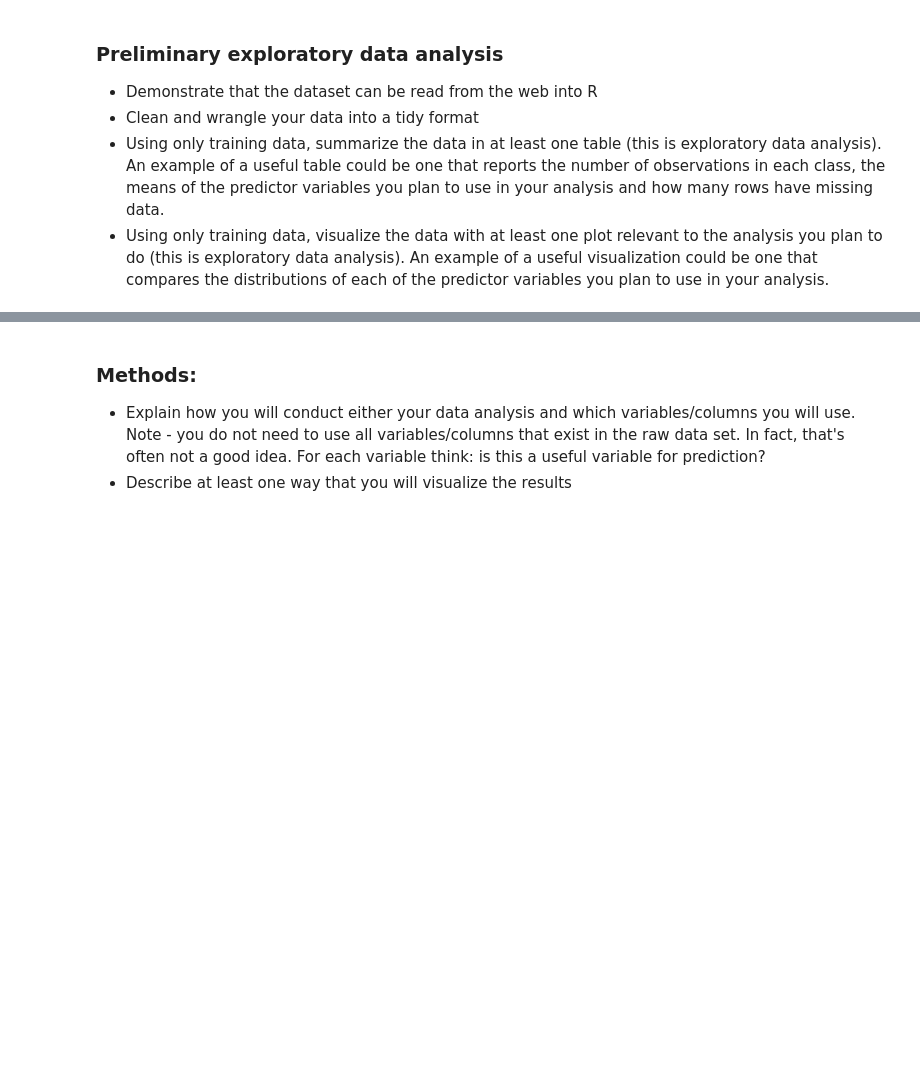
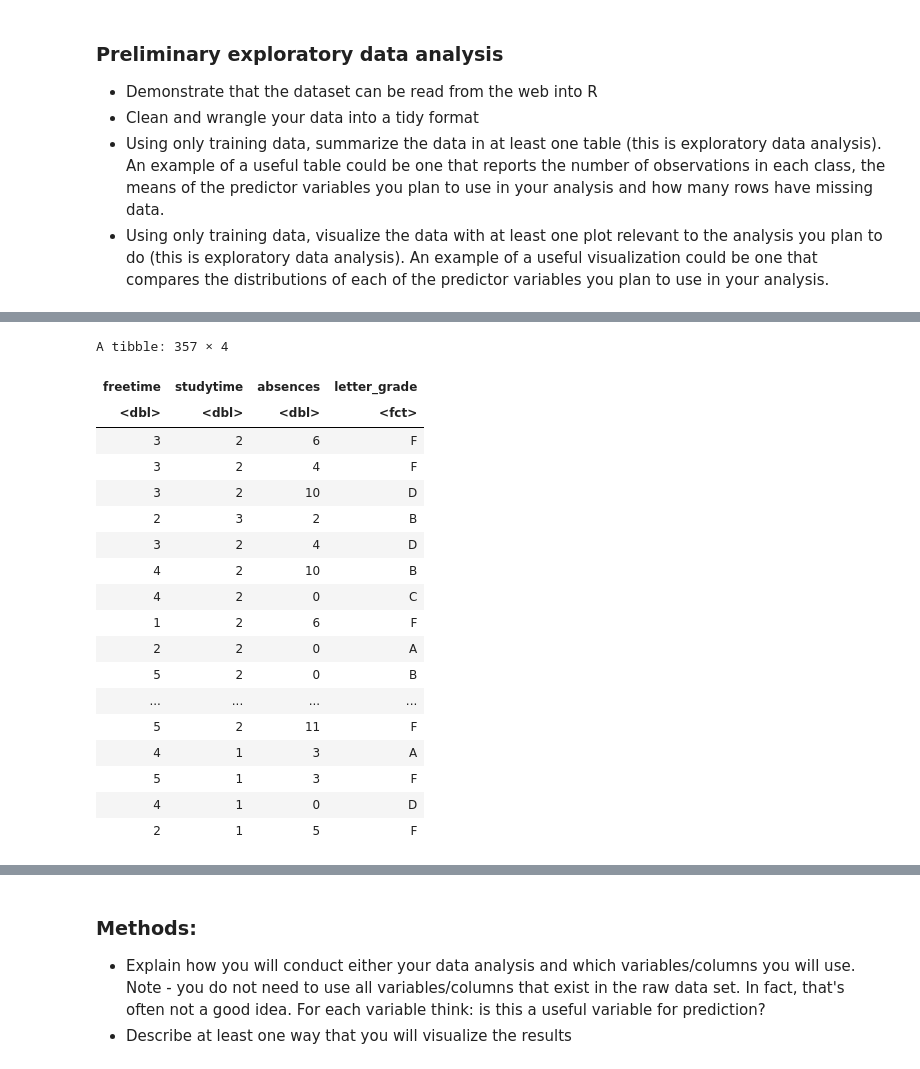
Before and after one commit to chloezandberg/dsci-100-project, a Jupyter notebook: STUDENT.ipynb, the cells around one changed output, grey strips where cells are left out. Cells and saved outputs as stored; diff of their text form; code cells hidden in the pictures; blank space fills up the shorter version.

```diff
--- a/STUDENT.ipynb
+++ b/STUDENT.ipynb
@@ -40,14 +72,36 @@ math_data
 # %%
 clean_math_data <- math_data |>
     select(freetime, studytime, absences, G3) |> # G3 is final grade in Portugese school system
     mutate(final_percentage = (G3/20)*100) |> # final grade is out of 20
-    mutate(grade_range = cut(final_percentage, c(0, 49, 54, 67, 79, 100))) |> # recoding to be letter grade levels for classifiation problem
-    mutate(final_percentage = fct_recode(final_percentage,
-                                           NA = "F",
+    mutate(letter_grade = cut(final_percentage, c(0, 49, 54, 67, 79, 100))) |> # recoding to be letter grade levels for classification problem
+    mutate(letter_grade = recode(letter_grade,
+                                           "NA" = "F",
                                            "(0,49]" = "F",
                                            "(49,54]" = "D",
                                            "(54,67]" = "C",
                                            "(67,79]" = "B",
-                                           "(79,100]" = "A"))
+                                           "(79,100]" = "A")) |>
+    select(freetime, studytime, absences, letter_grade) |>
+    drop_na()
 
 clean_math_data
+# %% [output]
+A tibble: 357 × 4
+| freetime | studytime | absences | letter_grade |
+| <dbl> | <dbl> | <dbl> | <fct> |
+| 3 | 2 | 6 | F |
+| 3 | 2 | 4 | F |
+| 3 | 2 | 10 | D |
+| 2 | 3 | 2 | B |
+| 3 | 2 | 4 | D |
+| 4 | 2 | 10 | B |
+| 4 | 2 | 0 | C |
+| 1 | 2 | 6 | F |
+| 2 | 2 | 0 | A |
+| 5 | 2 | 0 | B |
+| ... | ... | ... | ... |
+| 5 | 2 | 11 | F |
+| 4 | 1 | 3 | A |
+| 5 | 1 | 3 | F |
+| 4 | 1 | 0 | D |
+| 2 | 1 | 5 | F |
```
Also changed, not shown: parts of 7 cells of this notebook.
